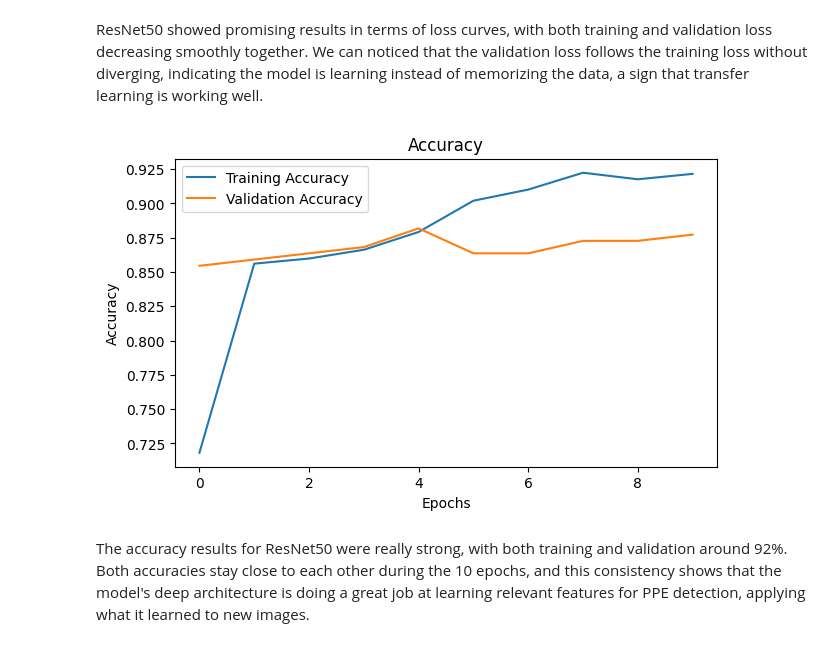
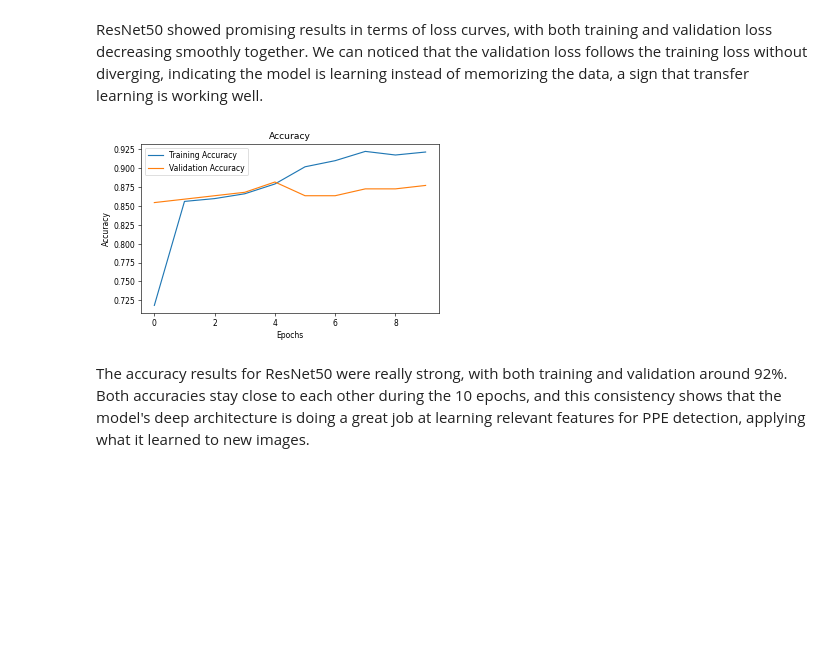
Before and after one commit to raquelcolares/AI_and_Safety_Engineering, a Jupyter notebook: notebook/AI_and_Safety_Engineering.ipynb, the cells around one changed output. Drawn from its saved outputs; the diff is of its cells as text; code cells hidden in the pictures; blank space fills up the shorter version.

```diff
--- a/notebook/AI_and_Safety_Engineering.ipynb
+++ b/notebook/AI_and_Safety_Engineering.ipynb
@@ -654,16 +655,16 @@ ResNet50 showed promising results in terms of loss curves, with both training an
 # %%
 # Plotting the Accuracy
 epochs = range(EPOCHS)
-plt.figure(figsize=(7,4))
+plt.figure(figsize=(7,4), dpi=55)
 plt.plot(epochs, train_acc_plot, label="Training Accuracy")
 plt.plot(epochs, val_acc_plot, label="Validation Accuracy")
 plt.xlabel("Epochs")
 plt.ylabel("Accuracy")
 plt.title("Accuracy")
 plt.legend()
 plt.show()
 # %% [output]
-[figure, old version]
+[figure, new version]
 # %% [markdown]
 The accuracy results for ResNet50 were really strong, with both training and validation around 92%. Both accuracies stay close to each other during the 10 epochs, and this consistency shows that the model's deep architecture is doing a great job at learning relevant features for PPE detection, applying what it learned to new images.
 # %% [markdown]
```
Also changed, not shown: parts of 13 cells of this notebook.
